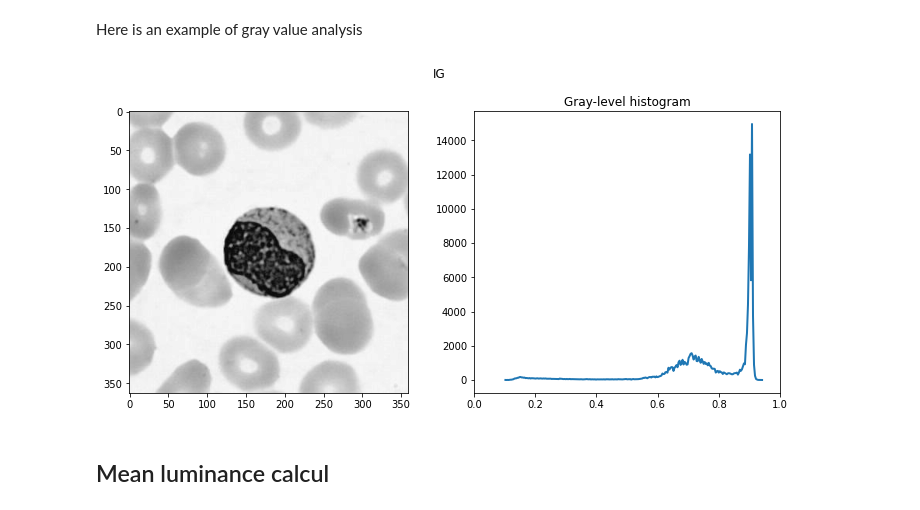
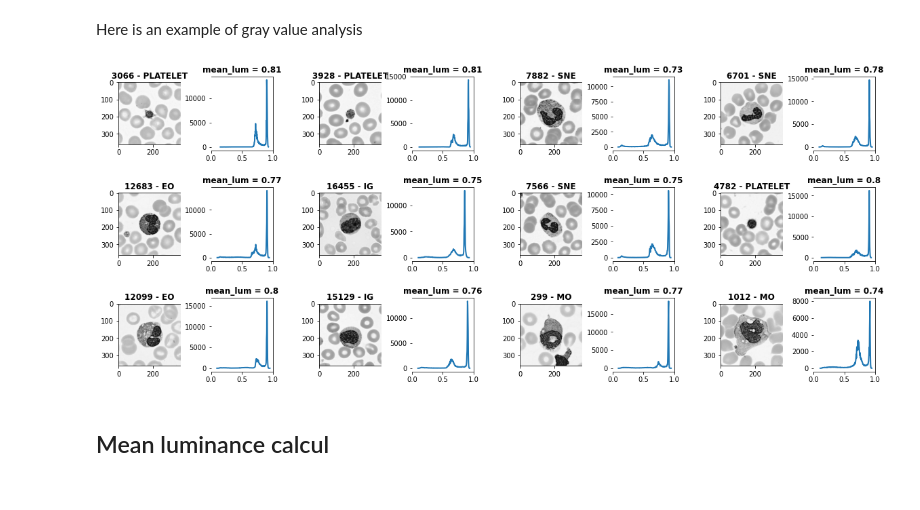
Before and after one commit to Marie-anneMawhin/Leukopy, a Jupyter notebook: notebooks/EDA/EDA_mean_gray.ipynb, the cells around one changed output. Cells and saved outputs as stored; diff of their text form; code cells hidden in the pictures.

Commit message:
tested outliers mean gray value

```diff
--- a/notebooks/EDA/EDA_mean_gray.ipynb
+++ b/notebooks/EDA/EDA_mean_gray.ipynb
@@ -111,9 +113,44 @@ def plot_gray(idx, plot_gray=False):
+# %%
+def plot_on_grid(image_arr, df, rand=None):
+
+    if rand is None:
+        rand = np.random.choice(np.arange(image_arr.shape[0]), size = 12)
+
+    fig = plt.figure(figsize=(20, 8))
+    outer_grid = fig.add_gridspec(3, 4, wspace=0.3, hspace=0.5)
+
+    for idx, coord in zip(rand, [p for p in product(range(3), range(4))]):
+
+        inner_grid = outer_grid[coord].subgridspec(1, 2, wspace=0.5, hspace=0.2)
+        ax = inner_grid.subplots()
+        gray = image_arr[idx]
+
+        histo, histo_centers = exposure.histogram(gray)
+        ax[0].imshow(image_arr[idx], cmap='gray')
+        lab = df.loc[idx]['label']
+        ax[0].set_title(f'{idx} - {lab}', fontweight='bold')
+
+        ax[1].plot(histo_centers, histo, lw=2)
+        ax[1].set_xlim([0, 1])
+        lum = df.loc[idx]['mean_luminance']
+        ax[1].set_title(f'mean_lum = {lum:.2g}', fontweight='bold')
+
+
+    for ax in fig.get_axes():
+        ss = ax.get_subplotspec()
+        ax.spines.top.set_visible(ss.is_first_row())
+        ax.spines.bottom.set_visible(ss.is_last_row())
+        ax.spines.left.set_visible(ss.is_first_col())
+        ax.spines.right.set_visible(ss.is_last_col())
+
+    plt.show()
+    return fig
 # %% [markdown]
 Here is an example of gray value analysis
-# %%
-gray_test, histo, histo_centers, fig = plot_gray(i, plot_gray=True) # normalised
-# %% [output]
-[figure, removed]
+# %%
+rand_grid_gray = plot_on_grid(images, df)
+# %% [output]
+[figure, added]
 # %% [markdown]
 ## Mean luminance calcul
 # %%
```
Also changed, not shown: parts of 10 cells of this notebook, 1 other file.
